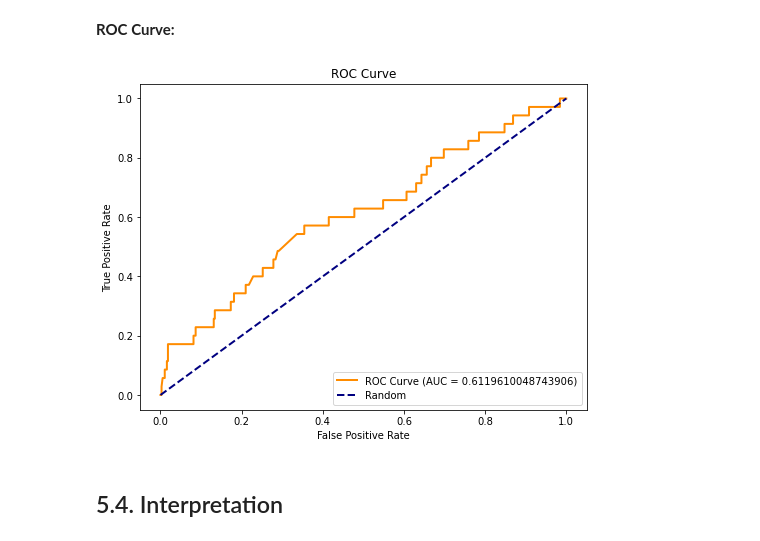
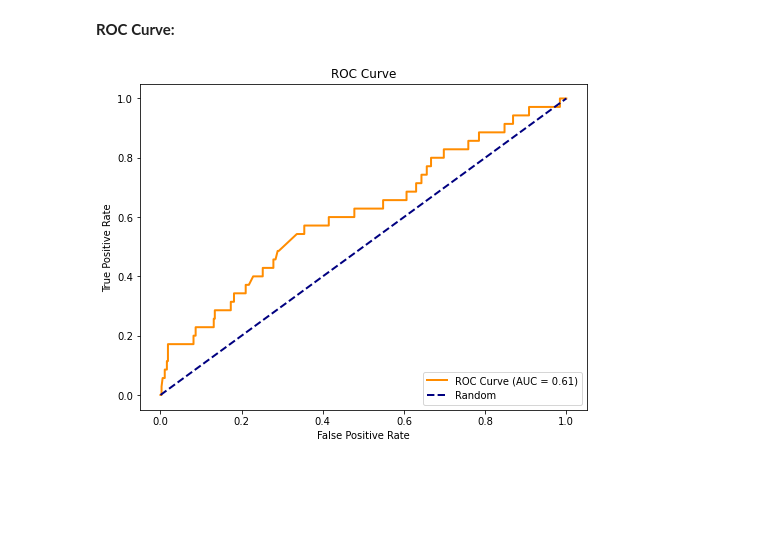
Before and after one commit to aitorlarrinoa/data-science-concepts, a Jupyter notebook: notebooks/algorithms/02_logistic_regression.ipynb, the cells around one changed output. Drawn from its saved outputs; the diff is of its cells as text; code cells hidden in the pictures; blank space fills up the shorter version.

```diff
--- a/notebooks/algorithms/02_logistic_regression.ipynb
+++ b/notebooks/algorithms/02_logistic_regression.ipynb
@@ -24,8 +23,7 @@ warnings.simplefilter("ignore")
 # %% [markdown]
 # 3. Define global variables
 # %%
-INPUT_DATA = "../../data/credit_card_data/Credit_card.csv"
-INPUT_TARGET = "../../data/credit_card_data/Credit_card_label.csv"
+INPUT_PATH = "../../data/credit_card_data/data_modified_binary_classification.csv"
 # %% [markdown]
 # 4. Functions
 # %% [markdown]
@@ -59,6 +35,6 @@ Variables:
 # %% [markdown]
 First of all we are going to load the both the data and the target variables making use of pandas library
 # %%
-data = pd.read_csv(INPUT_DATA)
+data = pd.read_csv(INPUT_PATH, sep=";")
 data.head()
 # %% [output]
@@ -161,8 +49,8 @@ Yes, but not that much
 # %% [markdown]
 Before doing transformations in the data, we need to divide it into train and test. **Let's remember that all transformations must be fitted in the training dataset**
 # %%
-X = input_df.drop("target", axis=1)
-y = input_df["target"]
+X = data.drop("target", axis=1)
+y = data["target"]
 # %%
 X_train, X_test, y_train, y_test = train_test_split(X, y, test_size=0.3, random_state=42)
 # %%
@@ -180,7 +68,7 @@ Name: target, dtype: float64
 # %% [markdown]
 We need to transform all categorical columns to numeric. First, let's detect them:
 # %%
-categorical_cols = input_df.select_dtypes(include="object").columns
+categorical_cols = data.select_dtypes(include="object").columns
 # %% [markdown]
 We are going to use target encoder in order to transform the categorical data:
 # %%
@@ -266,15 +154,13 @@ We can observe a better performance of the model now. However, let's remember th
 # %%
 fpr, tpr, _ = roc_curve(y_test, y_pred_proba)
 
 plt.figure(figsize=(8, 6))
-plt.plot(fpr, tpr, color='darkorange', lw=2, label=f'ROC Curve (AUC = {roc_auc})')
+plt.plot(fpr, tpr, color='darkorange', lw=2, label=f'ROC Curve (AUC = {round(roc_auc, 2)})')
 plt.plot([0, 1], [0, 1], color='navy', lw=2, linestyle='--', label='Random')
 plt.xlabel('False Positive Rate')
 plt.ylabel('True Positive Rate')
 plt.title('ROC Curve')
 plt.legend(loc='lower right')
 plt.show()
 # %% [output]
-[figure, old version]
+[figure, new version]
-# %% [markdown]
-## 5.4. Interpretation
```
Also changed, not shown: parts of 28 cells of this notebook, 1 other file.
